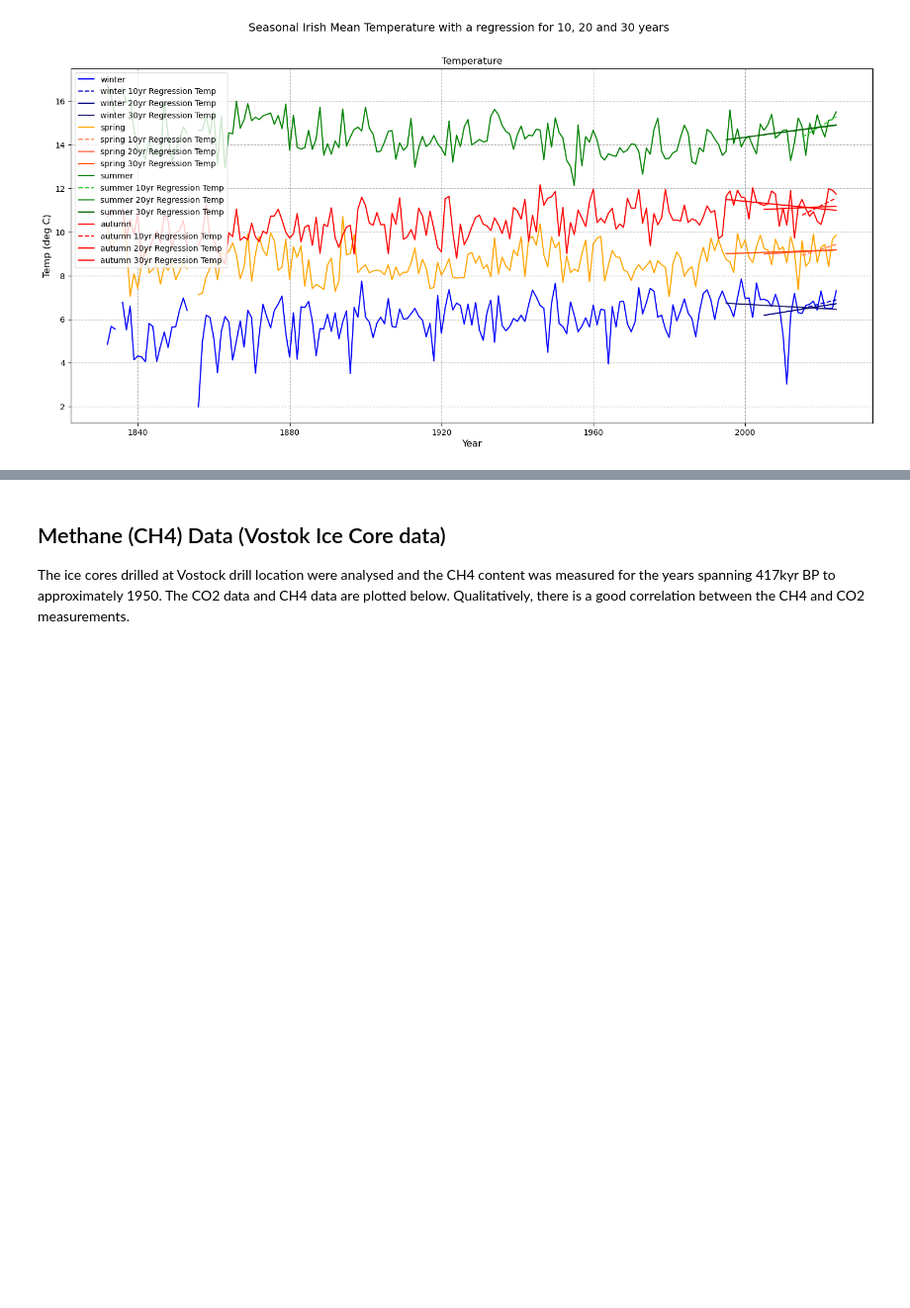
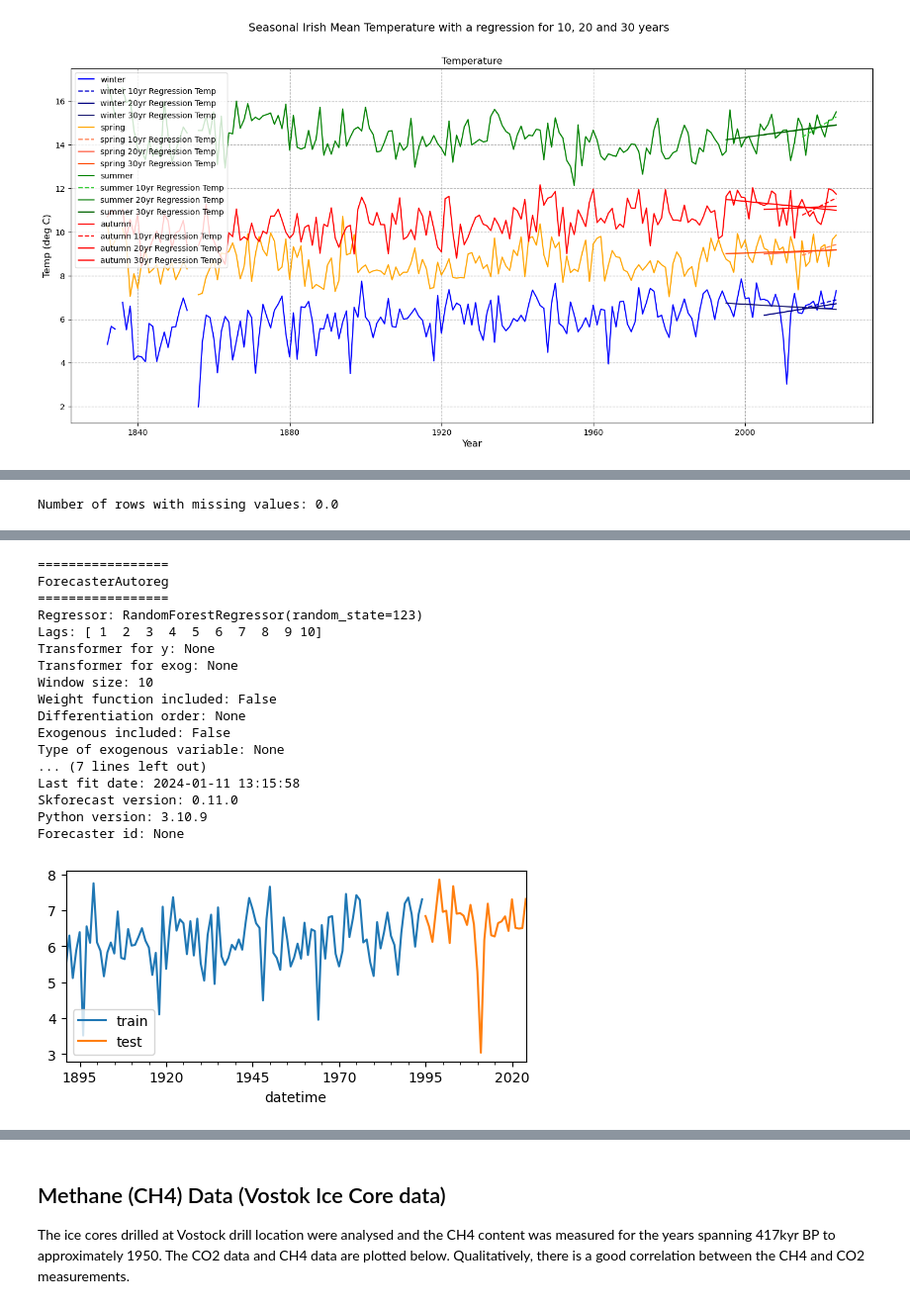
Before and after one commit to Eilis9/PfDA_Project2, a Jupyter notebook: analysis.ipynb, the cells around one changed output, grey strips where cells are left out. Shown at 99% size. Saved outputs shown, nothing was run; the diff lists cells and outputs as text; code cells hidden in the pictures; blank space fills up the shorter version.

Commit message:
Attempt at implementing skforecast

```diff
--- a/analysis.ipynb
+++ b/analysis.ipynb
@@ -788,0 +810,34 @@ Text(0.5, 1.0, 'Temperature')
+# %%
+irish_met_skforecast = yearly_season_mean_winter.loc['1890-12-31':'2023-12-31'].copy()
+irish_met_skforecast.index = irish_met_skforecast.index + pd.DateOffset(days=1)
+irish_met_skforecast = irish_met_skforecast[['Mean Irish Air temp (deg C)']]
+irish_met_skforecast
+irish_met_skforecast = irish_met_skforecast.asfreq('YS')
+irish_met_skforecast = irish_met_skforecast.sort_index()
+irish_met_skforecast.head()
+print(f'Number of rows with missing values: {irish_met_skforecast.isnull().any(axis=1).mean()}')
+# %% [output]
+Number of rows with missing values: 0.0
+# %%
+steps = 30
+data_train = irish_met_skforecast[:-steps]
+data_test  = irish_met_skforecast[-steps:]
+
+print(f"Train dates : {data_train.index.min()} --- {data_train.index.max()}  (n={len(data_train)})")
+print(f"Test dates  : {data_test.index.min()} --- {data_test.index.max()}  (n={len(data_test)})")
+
+fig, ax = plt.subplots(figsize=(6, 2.5))
+ax.set_xlabel('Year')
+ax.set_ylabel('Mean Winter Temperature (degC)')
+data_train['Mean Irish Air temp (deg C)'].plot(ax=ax, label='train')
+data_test['Mean Irish Air temp (deg C)'].plot(ax=ax, label='test')
+ax.legend();
+
+forecaster = ForecasterAutoreg(
+                 regressor = RandomForestRegressor(random_state=123),
+                 lags      = 10
+             )
+
+forecaster.fit(y=data_train['Mean Irish Air temp (deg C)'])
+forecaster
+# %% [output]
@@ -788,0 +846,18 @@ Text(0.5, 1.0, 'Temperature')
+=================
+ForecasterAutoreg
+=================
+Regressor: RandomForestRegressor(random_state=123)
+Lags: [ 1  2  3  4  5  6  7  8  9 10]
+Transformer for y: None
+Transformer for exog: None
+Window size: 10
+Weight function included: False
+Differentiation order: None
+Exogenous included: False
+Type of exogenous variable: None
+... (7 lines left out)
+Last fit date: 2024-01-11 13:15:58
+Skforecast version: 0.11.0
+Python version: 3.10.9
+Forecaster id: None
+[figure, added]
```
Also changed, not shown: parts of 11 cells of this notebook, 1 other file.
